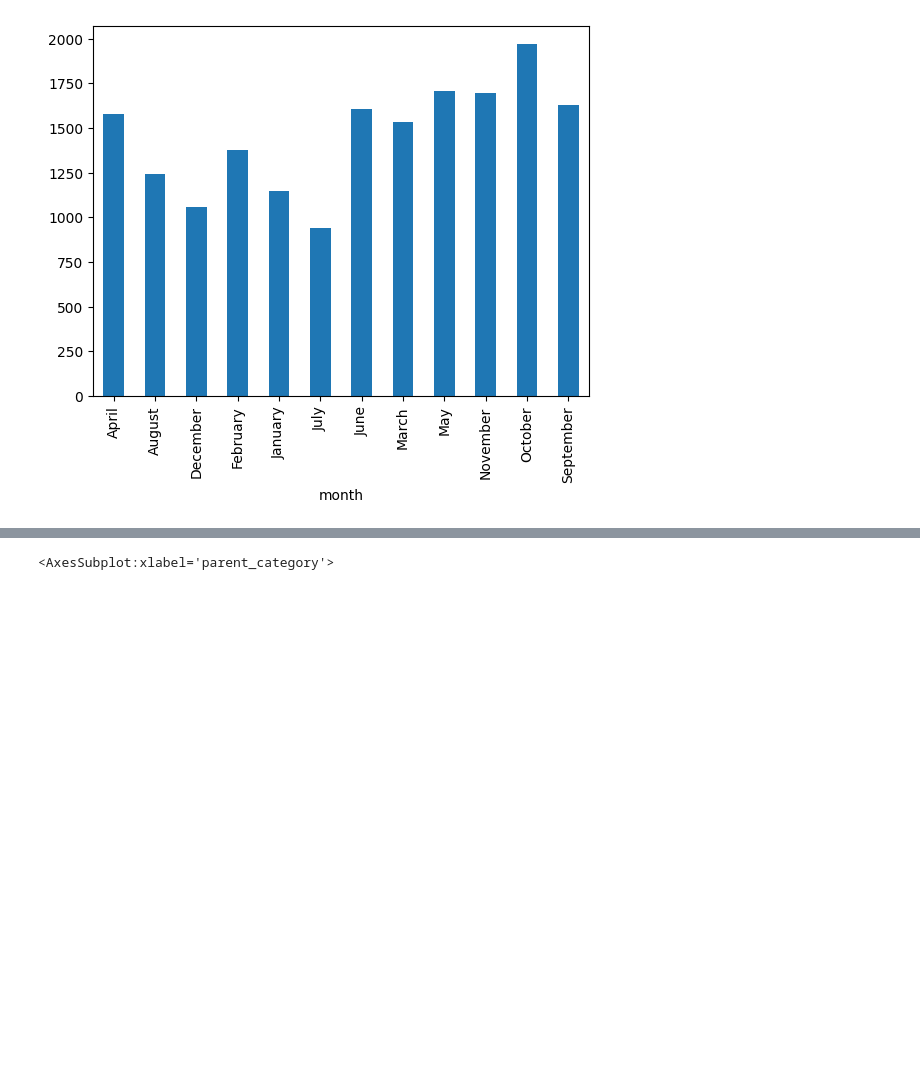
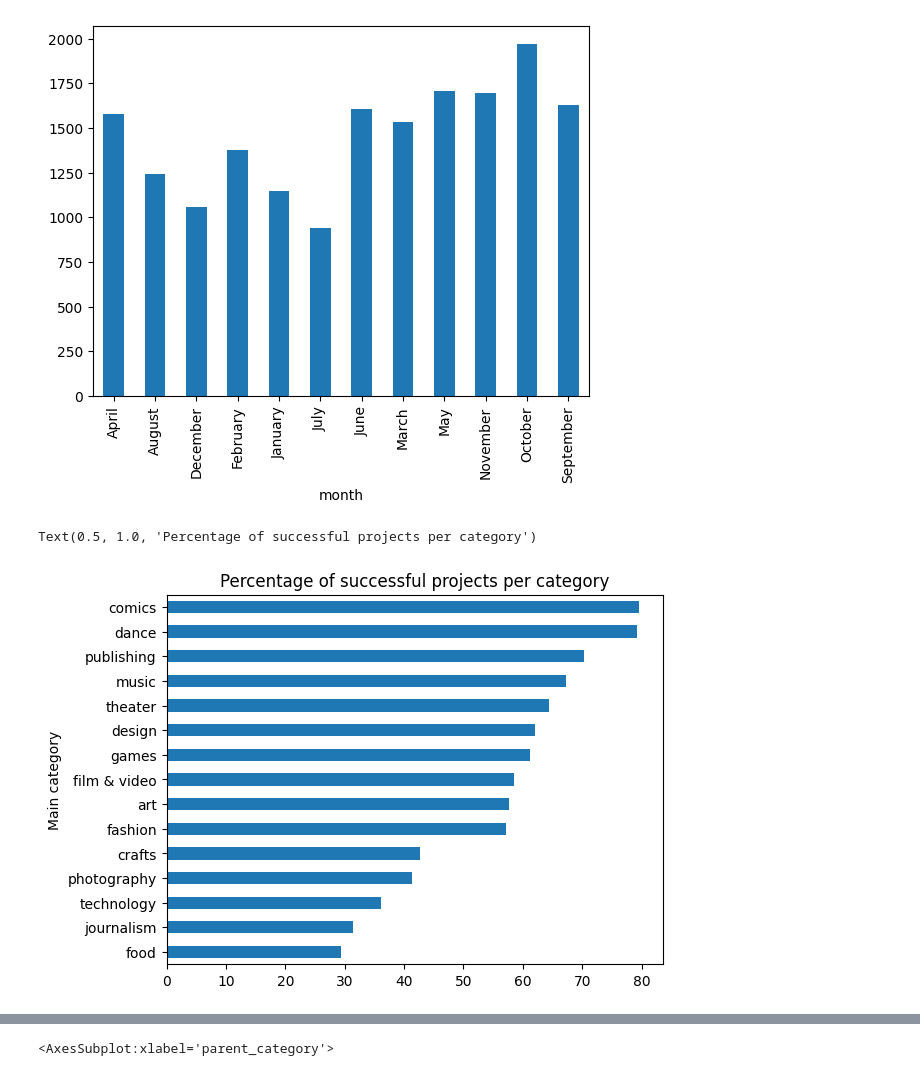
Before and after one commit to joshuadbeil/kickstarter_challenge, a Jupyter notebook: 04-Visualisations.ipynb, the cells around one changed output, grey strips where cells are left out. Saved outputs shown, nothing was run; the diff lists cells and outputs as text; code cells hidden in the pictures; blank space fills up the shorter version.

```diff
--- a/04-Visualisations.ipynb
+++ b/04-Visualisations.ipynb
@@ -148,3 +178,12 @@ df.groupby('month').usd_pledged.median().plot(kind='bar')
 # %% [output]
 <AxesSubplot:xlabel='month'>
 [figure]
+# %%
+df.rename(columns={'parent_category': 'Main category'}, inplace = True)
+test = df.query('state == "successful"').groupby(['Main category']).size() / df.groupby(['Main category']).size() * 100
+# %%
+test.sort_values(ascending=True).plot(kind = 'barh')
+plt.title('Percentage of successful projects per category')
+# %% [output]
+Text(0.5, 1.0, 'Percentage of successful projects per category')
+[figure, added]
```
Also changed, not shown: parts of 19 cells of this notebook, 1 other file.
